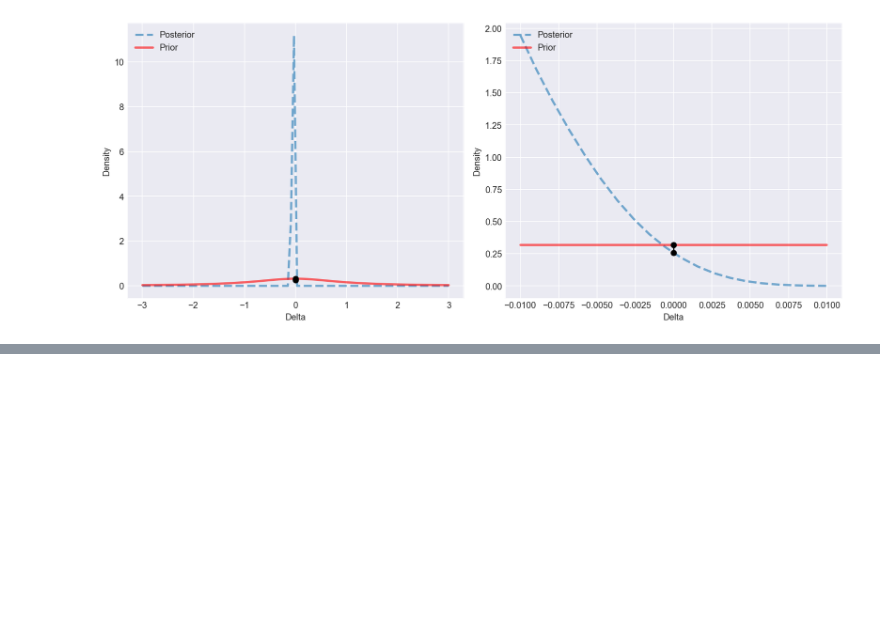
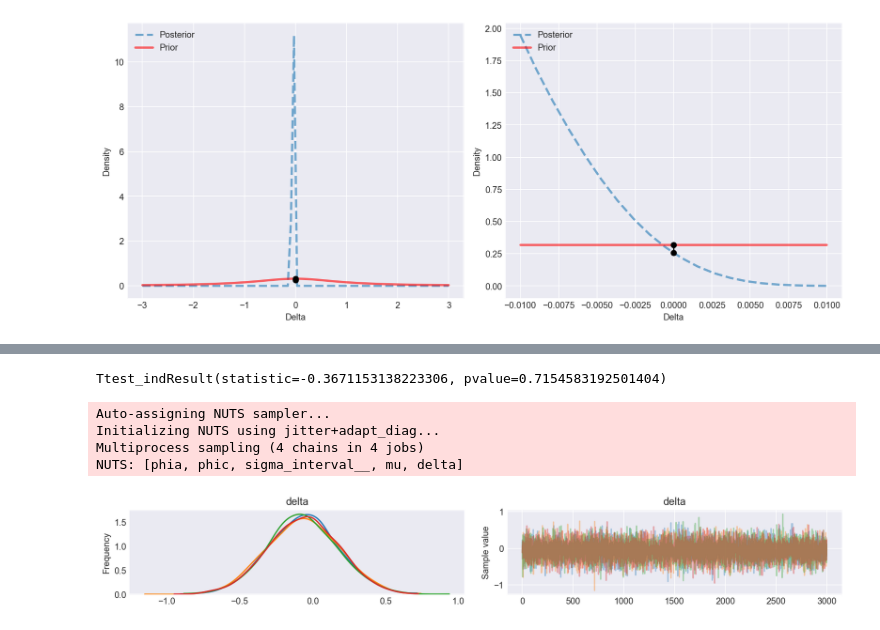
Before and after one commit to yuliang0225/Study_PyMC3, a Jupyter notebook: Bayesian_Cognitive_Modeling/PyMC3_BCM_Chapter_9.ipynb, the cells around one changed output, grey strips where cells are left out. Saved outputs shown, nothing was run; the diff lists cells and outputs as text; code cells hidden in the pictures; blank space fills up the shorter version.

```diff
--- a/Bayesian_Cognitive_Modeling/PyMC3_BCM_Chapter_9.ipynb
+++ b/Bayesian_Cognitive_Modeling/PyMC3_BCM_Chapter_9.ipynb
@@ -236,0 +344,49 @@ the Bayes Factor is 0.80563
+# %%
+### Geurts data:
+# Normal Controls:
+numerrors1 = np.array([15,10,61,11,60,44,63,70,57,11,67,21,89,12,63,11,96,10,37,19,44,
+                18,78,27,60,14])
+nc         = np.array([89,74,128,87,128,121,128,128,128,78,128,106,128,83,128,100,128,
+                73,128,86,128,86,128,100,128,79])
+kc         = nc - numerrors1
+nsc        = len(kc)
+# ADHD:
+numerrors2 = np.array([88,50,58,17,40,18,21,50,21,69,19,29,11,76,46,36,37,72,27,92,13,
+                39,53,31,49,57,17,10,12,21,39,43,49,17,39,13,68,24,21,27,48,54,
+                41,75,38,76,21,41,61,24,28,21])
+na         = np.array([128,128,128,86,128,117,89,128,110,128,93,107,87,128,128,113,128,
+                128,98,128,93,116,128,116,128,128,93,86,86,96,128,128,128,86,128,
+                78,128,111,100,95,128,128,128,128,128,128,98,127,128,93,110,96])
+ka         = na - numerrors2
+nsa        = len(ka)
+
+# two-sided p-value = .72
+stats.ttest_ind(kc/nc,ka/na,equal_var=False)
+# %% [output]
+Ttest_indResult(statistic=-0.3671153138223306, pvalue=0.7154583192501404)
+# %%
+with pm.Model() as model4:
+    delta = pm.Normal('delta', mu=0, sd=1)
+    mu_   = pm.Normal('mu', mu=0, sd=1)
+    sigma = pm.Uniform('sigma', lower=0, upper=10)
+    alpha = delta*sigma
+
+    phic  = pm.Normal('phic', mu=mu_+alpha/2, tau=1/sigma**2, shape=nsc)
+    phia  = pm.Normal('phia', mu=mu_-alpha/2, tau=1/sigma**2, shape=nsa)
+    #phi() 'Cumulative distribution function for the standard normal distribution'
+    thetac = pm.Deterministic('thetac', phi(phic))
+    thetaa = pm.Deterministic('thetaa', phi(phia))
+
+    kco = pm.Binomial('kco', p=thetac, n=nc, observed=kc)
+    kao = pm.Binomial('kao', p=thetaa, n=na, observed=ka)
+
+    trace4 = pm.sample(3000)
+# %% [output]
+Auto-assigning NUTS sampler...
+Initializing NUTS using jitter+adapt_diag...
+Multiprocess sampling (4 chains in 4 jobs)
+NUTS: [phia, phic, sigma_interval__, mu, delta]
+# %%
+pm.traceplot(trace4, varnames=['delta']);
+# %% [output]
+[figure, added]
```
Also changed, not shown: parts of 15 cells of this notebook.
